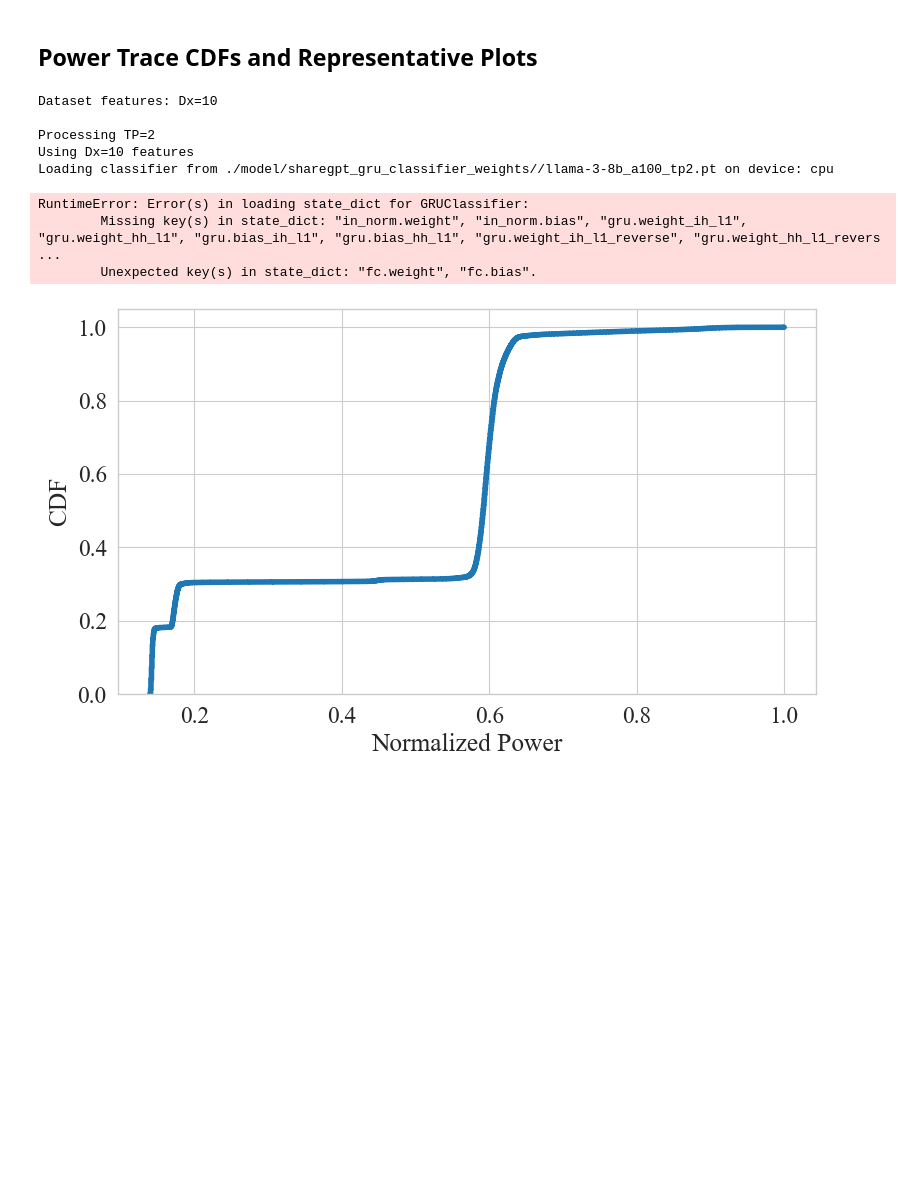
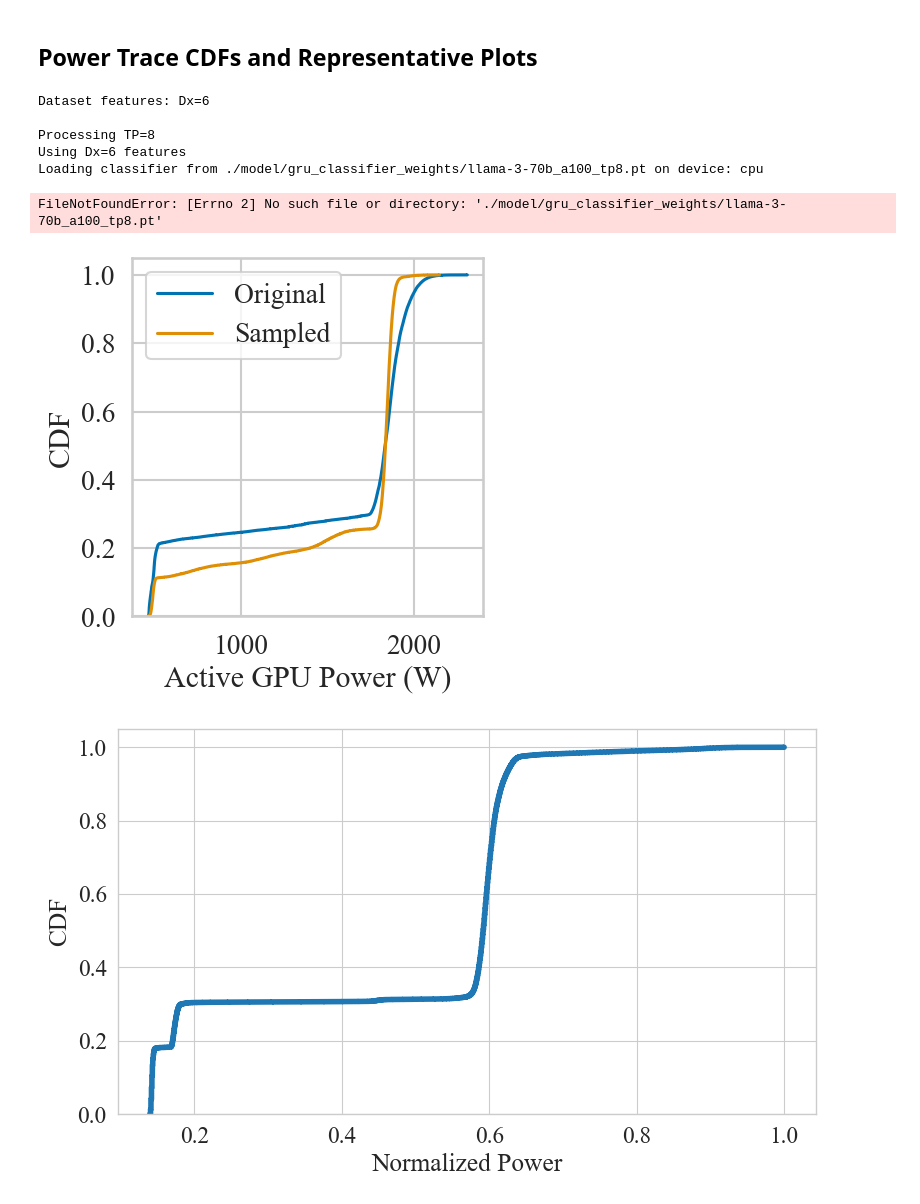
Before and after one commit to grantwilkins/powertrace-sim, a Jupyter notebook: evaluation.ipynb, the cells around one changed output. Drawn from its saved outputs; the diff is of its cells as text; code cells hidden in the pictures; blank space fills up the shorter version.

Commit message:
hail mary training

```diff
--- a/evaluation.ipynb
+++ b/evaluation.ipynb
@@ -38,19 +38,19 @@ def compute_autocorrelation_metrics(real_trace, synthetic_trace, max_lags=50):
 # device="cpu"
 # hw="a100"
 
-data_file = "/Users/grantwilkins/powertrace-sim/model/training_data/vllm-benchmark_llama-3-8b_a100.npz"
-model = "llama-3-8b"
+data_file = "/Users/grantwilkins/powertrace-sim/model/training_data/vllm-benchmark_llama-3-70b_a100.npz"
+model = "llama-3-70b"
 hardware_accelerator = "a100"
-weights_path = "./model/sharegpt_gru_classifier_weights/"
+weights_path = "./model/gru_classifier_weights"
 device="cpu"
 hw="a100"
+dataset = PowerTraceDataset(data_file)
 # %%
 
-dataset = PowerTraceDataset(data_file)
 # tp = tp
 # Define a consistent color key mapping for TP values
 # Using matplotlib's default color cycle for consistency
-tp_values = [2]
+tp_values = [4]
 tp_color_key = {
     1: "#1f77b4",  # blue
     2: "#ff7f0e",  # orange
@@ -89,23 +89,6 @@ for tp in tp_values:
         trace_power = dataset.traces[idx]["y"].flatten()
         min_power = min(min_power, np.min(trace_power))
         max_power = max(max_power, np.max(trace_power))
-
-    plt.clf()
-    plt.plot(dataset.traces[tp_indices[0]]["z"].flatten(), color=tp_color_key[tp])
-    plt.xlim(0, 50)
-    plt.title("State Sequence for First Trace")
-    plt.xlabel("Time Step")
-    plt.ylabel("State")
-    plt.savefig(f"state_sequence_trace_{tp}.pdf")
-    plt.close()
-    plt.plot(dataset.traces[tp_indices[0]]["y"].flatten(), color=tp_color_key[tp])
-    plt.xlim(0, 50)
-    plt.title("Power Trace for First Trace")
-    plt.xlabel("Time Step")
-    plt.ylabel("Power (W)")
-    plt.savefig(f"power_trace_{tp}.pdf")
-    plt.close()
-
     for idx in tp_indices:
         time, power, states = smoother.sample_power(
             classifier,
@@ -195,14 +178,30 @@ for tp in tp_values:
     )
     print(f"NRMSE: {nrmse:.4f}")
 # %% [output]
-Dataset features: Dx=10
+Dataset features: Dx=6
 
-Processing TP=2
-Using Dx=10 features
-Loading classifier from ./model/sharegpt_gru_classifier_weights//llama-3-8b_a100_tp2.pt on device: cpu
+Processing TP=8
+Using Dx=6 features
+Loading classifier from ./model/gru_classifier_weights/llama-3-70b_a100_tp8.pt on device: cpu
-RuntimeError: Error(s) in loading state_dict for GRUClassifier:
-        Missing key(s) in state_dict: "in_norm.weight", "in_norm.bias", "gru.weight_ih_l1", "gru.weight_hh_l1", "gru.bias_ih_l1", "gru.bias_hh_l1", "gru.weight_ih_l1_reverse", "gru.weight_hh_l1_revers ...
-        Unexpected key(s) in state_dict: "fc.weight", "fc.bias".
+FileNotFoundError: [Errno 2] No such file or directory: './model/gru_classifier_weights/llama-3-70b_a100_tp8.pt'
+# %%
+plt.figure(figsize=(5, 5))
+sns.set_style("whitegrid")
+sns.set_palette("colorblind")
+sns.set_context("talk", font_scale=1.2)
+matplotlib.rcParams["pdf.fonttype"] = 42
+matplotlib.rcParams["ps.fonttype"] = 42
+matplotlib.rcParams["font.family"] = "Times New Roman"
+sns.ecdfplot(all_original_power, label="Original")
+sns.ecdfplot(all_sampled_power, label="Sampled")
+plt.xlabel("Active GPU Power (W)")
+plt.ylabel("CDF")
+plt.ylim(0, 1.05)
+plt.legend()
+plt.tight_layout()
+plt.savefig(f"{model}_{hardware_accelerator}_tp{tp}_power_cdf.pdf", bbox_inches="tight")
+# %% [output]
+[figure, added]
 # %%
 dataset = PowerTraceDataset("./model/training_data/vllm-benchmark_llama-3-8b_a100.npz")
 all_original_power = []
```
Also changed, not shown: 25 other files.
